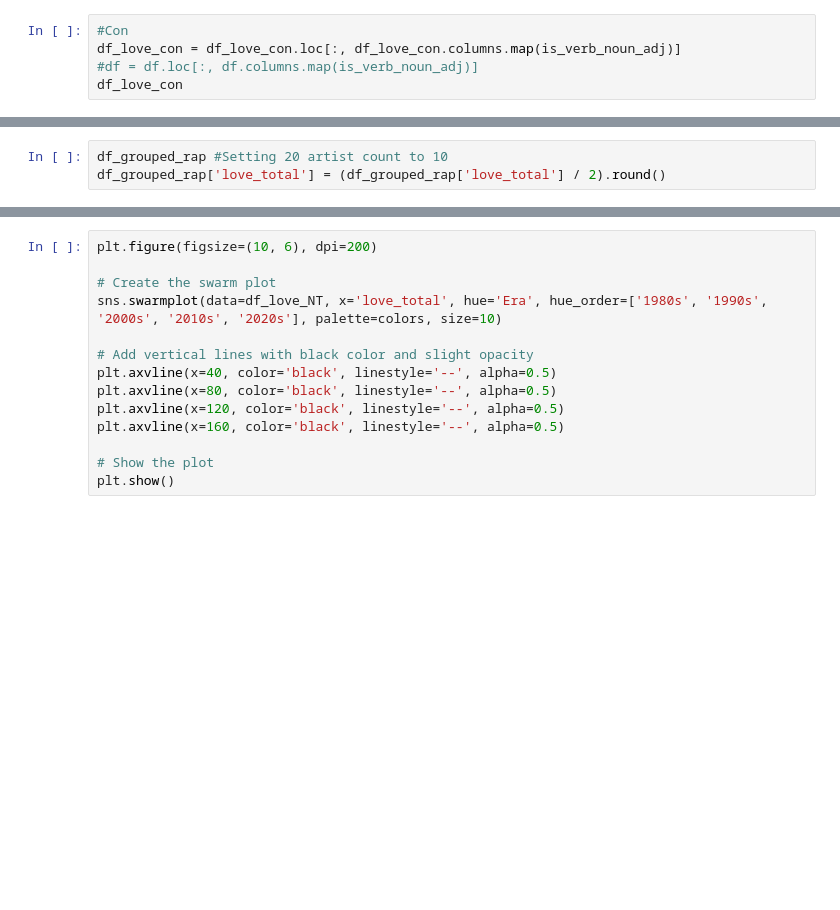
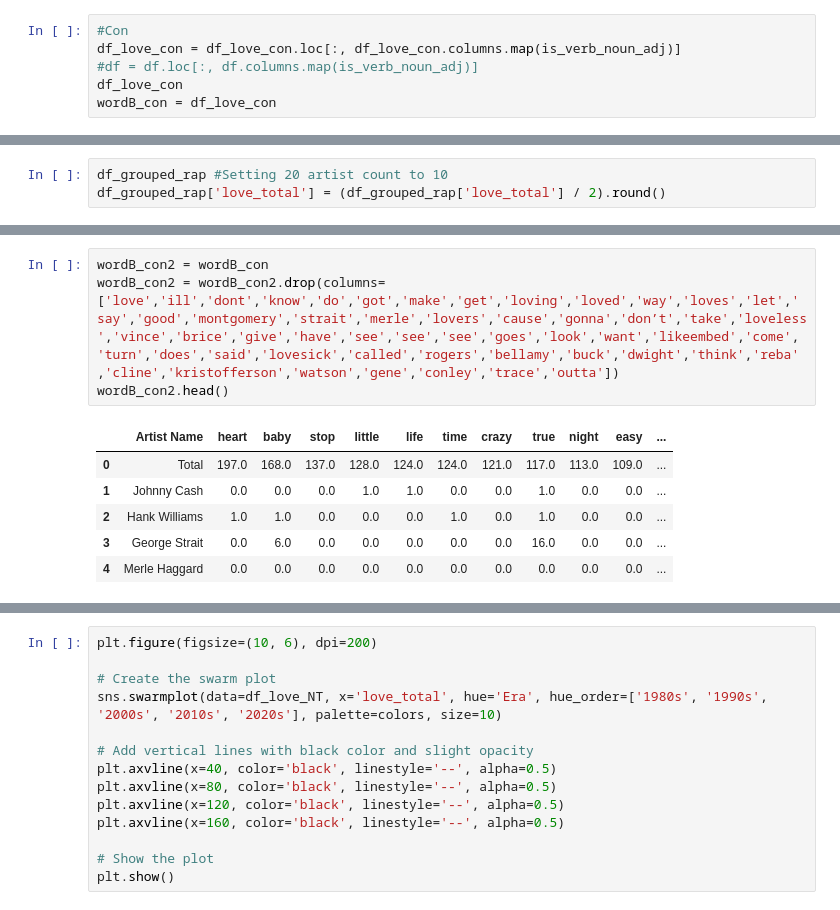
Before and after one commit to TrippingLettuce/Where-is-the-love, a Jupyter notebook: src/analysis.ipynb, the cells around one changed output, grey strips where cells are left out. Cells and saved outputs as stored; diff of their text form; blank space fills up the shorter version.

```diff
--- a/src/analysis.ipynb
+++ b/src/analysis.ipynb
@@ -44,3 +46,4 @@ df = df.loc[:, df.columns.map(is_verb_noun_adj)]
 df_love_con = df_love_con.loc[:, df_love_con.columns.map(is_verb_noun_adj)]
 #df = df.loc[:, df.columns.map(is_verb_noun_adj)]
 df_love_con
+wordB_con = df_love_con
@@ -305,0 +339,11 @@ plt.show()
+# %%
+wordB_con2 = wordB_con
+wordB_con2 = wordB_con2.drop(columns=['love','ill','dont','know','do','got','make','get','loving','loved','way','loves','let','say','good','montgomery','strait','merle','lovers','cause','gonna','don’t','take','loveless','vince','brice','give','have','see','see','see','goes','look','want','likeembed','come','turn','does','said','lovesick','called','rogers','bellamy','buck','dwight','think','reba','cline','kristofferson','watson','gene','conley','trace','outta'])
+wordB_con2.head()
+# %% [output]
+|  | Artist Name | heart | baby | stop | little | life | time | crazy | true | night | easy | ... |
+| 0 | Total | 197.0 | 168.0 | 137.0 | 128.0 | 124.0 | 124.0 | 121.0 | 117.0 | 113.0 | 109.0 | ... |
+| 1 | Johnny Cash | 0.0 | 0.0 | 0.0 | 1.0 | 1.0 | 0.0 | 0.0 | 1.0 | 0.0 | 0.0 | ... |
+| 2 | Hank Williams | 1.0 | 1.0 | 0.0 | 0.0 | 0.0 | 1.0 | 0.0 | 1.0 | 0.0 | 0.0 | ... |
+| 3 | George Strait | 0.0 | 6.0 | 0.0 | 0.0 | 0.0 | 0.0 | 0.0 | 16.0 | 0.0 | 0.0 | ... |
+| 4 | Merle Haggard | 0.0 | 0.0 | 0.0 | 0.0 | 0.0 | 0.0 | 0.0 | 0.0 | 0.0 | 0.0 | ... |
```
Also changed, not shown: parts of 14 cells of this notebook, 5 other files.
